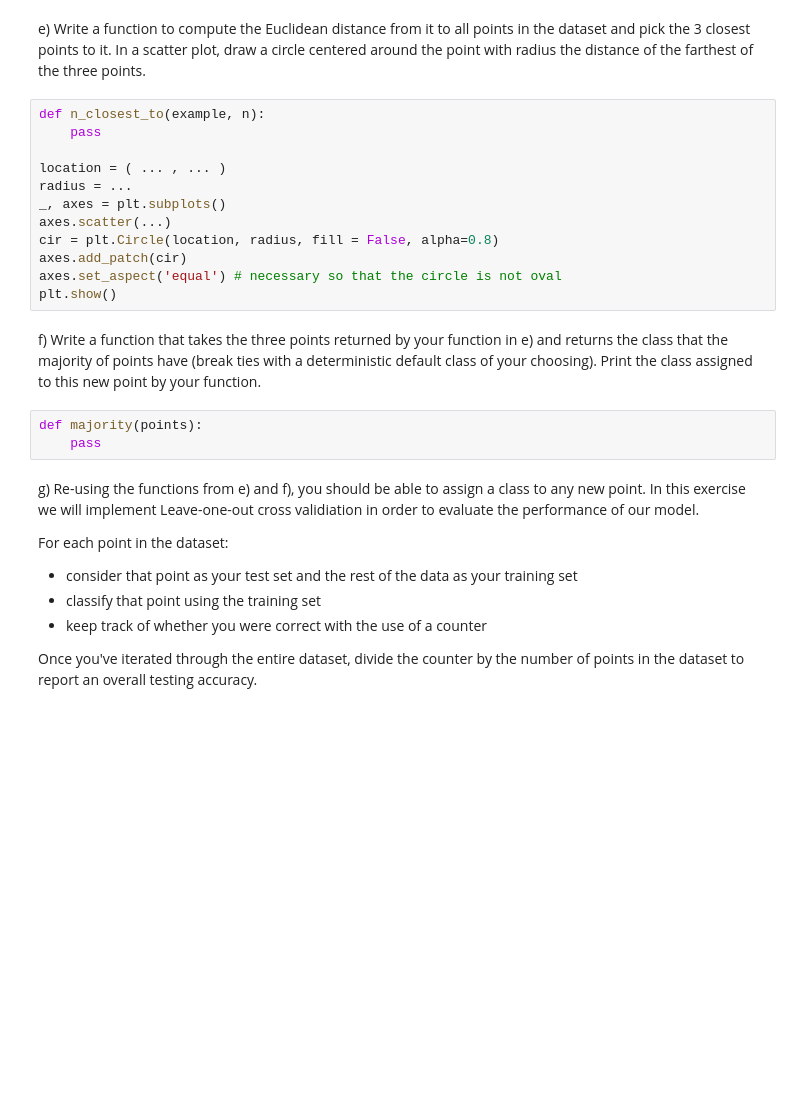
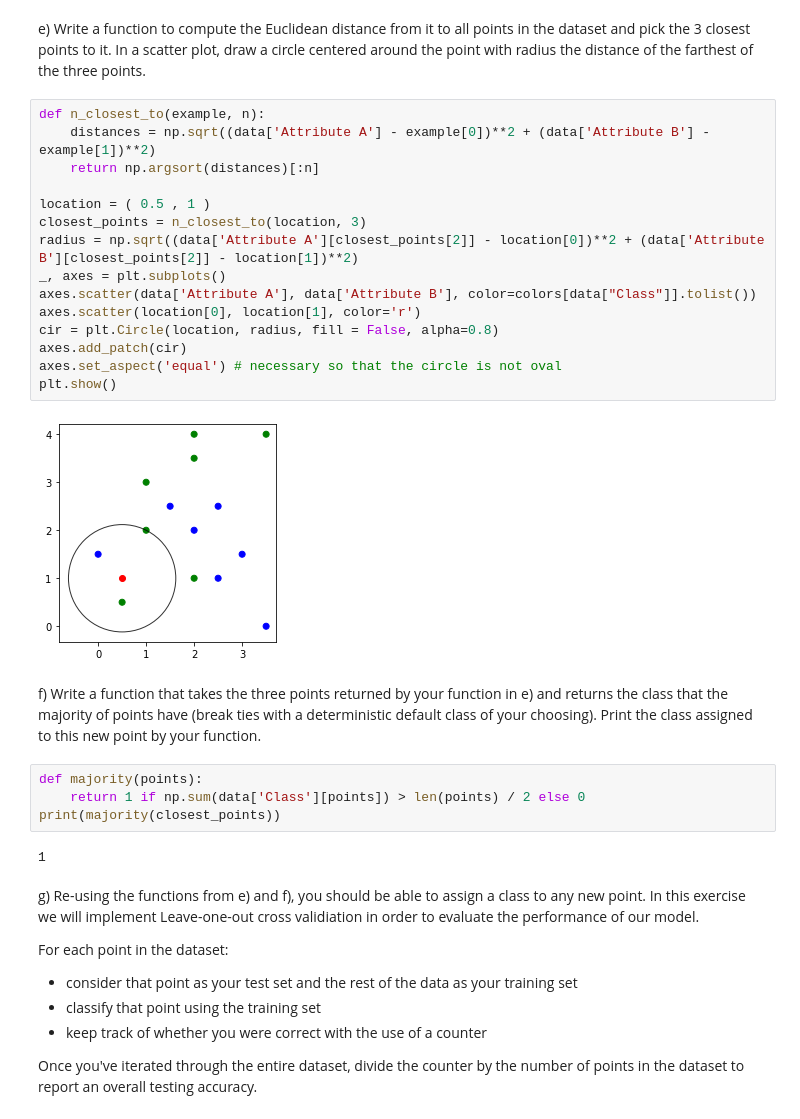
Before and after one commit to tnikas/Data-Science-Fundamentals, a Jupyter notebook: lecture_12/worksheet_12.ipynb, the cells around one changed output. Saved outputs shown, nothing was run; the diff lists cells and outputs as text; blank space fills up the shorter version.

```diff
--- a/lecture_12/worksheet_12.ipynb
+++ b/lecture_12/worksheet_12.ipynb
@@ -64,21 +100,29 @@ d) Plot it in a different color along with the rest of the points in the dataset
 e) Write a function to compute the Euclidean distance from it to all points in the dataset and pick the 3 closest points to it. In a scatter plot, draw a circle centered around the point with radius the distance of the farthest of the three points.
 # %%
 def n_closest_to(example, n):
-    pass
+    distances = np.sqrt((data['Attribute A'] - example[0])**2 + (data['Attribute B'] - example[1])**2)
+    return np.argsort(distances)[:n]
 
-location = ( ... , ... )
-radius = ...
+location = ( 0.5 , 1 )
+closest_points = n_closest_to(location, 3)
+radius = np.sqrt((data['Attribute A'][closest_points[2]] - location[0])**2 + (data['Attribute B'][closest_points[2]] - location[1])**2)
 _, axes = plt.subplots()
-axes.scatter(...)
+axes.scatter(data['Attribute A'], data['Attribute B'], color=colors[data["Class"]].tolist())
+axes.scatter(location[0], location[1], color='r')
 cir = plt.Circle(location, radius, fill = False, alpha=0.8)
 axes.add_patch(cir)
 axes.set_aspect('equal') # necessary so that the circle is not oval
 plt.show()
+# %% [output]
+[figure, added]
 # %% [markdown]
 f) Write a function that takes the three points returned by your function in e) and returns the class that the majority of points have (break ties with a deterministic default class of your choosing). Print the class assigned to this new point by your function.
-# %%
-def majority(points):
-    pass
+# %%
+def majority(points):
+    return 1 if np.sum(data['Class'][points]) > len(points) / 2 else 0
+print(majority(closest_points))
+# %% [output]
+1
 # %% [markdown]
 g) Re-using the functions from e) and f), you should be able to assign a class to any new point. In this exercise we will implement Leave-one-out cross validiation in order to evaluate the performance of our model.
 
```
Also changed, not shown: parts of 14 cells of this notebook.
